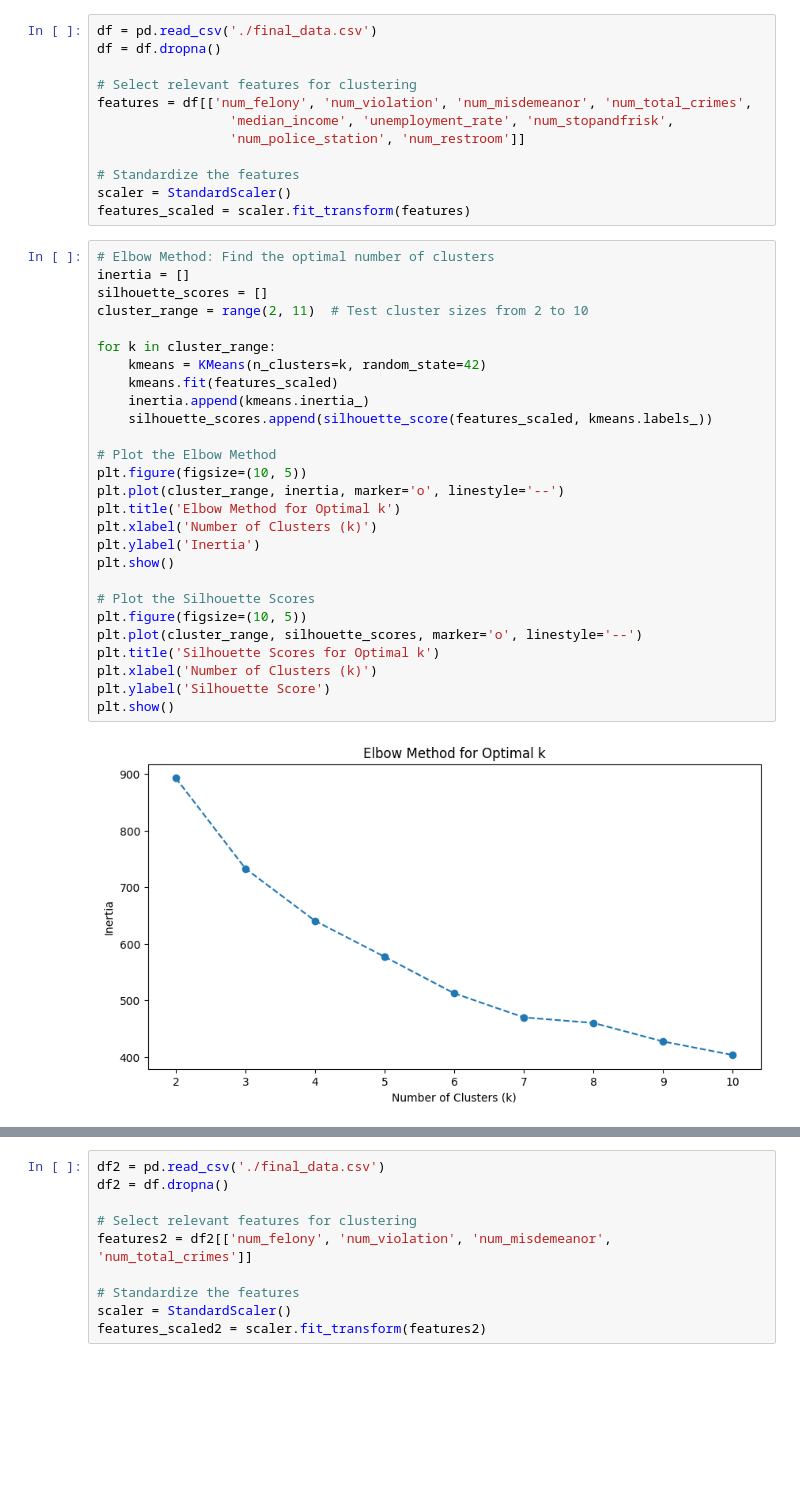
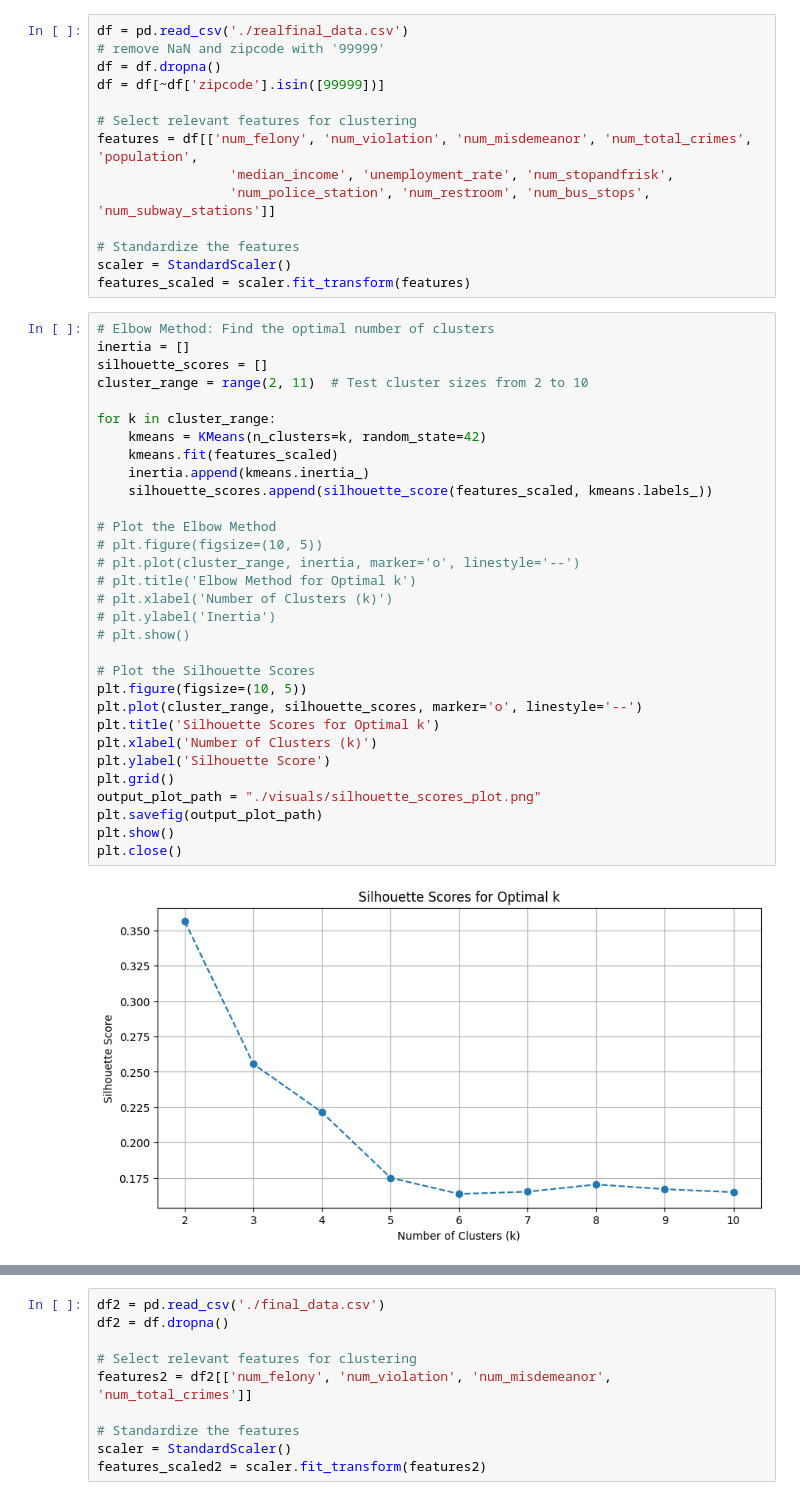
Before and after one commit to johnchoi44/DS340W_Project, a Jupyter notebook: clustering.ipynb, the cells around one changed output, grey strips where cells are left out. Cells and saved outputs as stored; diff of their text form; blank space fills up the shorter version.

```diff
--- a/clustering.ipynb
+++ b/clustering.ipynb
@@ -7,11 +21,13 @@ import matplotlib.pyplot as plt
 # %%
-df = pd.read_csv('./final_data.csv')
+df = pd.read_csv('./realfinal_data.csv')
+# remove NaN and zipcode with '99999'
 df = df.dropna()
+df = df[~df['zipcode'].isin([99999])]
 
 # Select relevant features for clustering
-features = df[['num_felony', 'num_violation', 'num_misdemeanor', 'num_total_crimes',
+features = df[['num_felony', 'num_violation', 'num_misdemeanor', 'num_total_crimes', 'population',
                  'median_income', 'unemployment_rate', 'num_stopandfrisk',
-                 'num_police_station', 'num_restroom']]
+                 'num_police_station', 'num_restroom', 'num_bus_stops', 'num_subway_stations']]
 
 # Standardize the features
 scaler = StandardScaler()
@@ -19,29 +35,33 @@ features_scaled = scaler.fit_transform(features)
 # %%
 # Elbow Method: Find the optimal number of clusters
 inertia = []
 silhouette_scores = []
 cluster_range = range(2, 11)  # Test cluster sizes from 2 to 10
 
 for k in cluster_range:
     kmeans = KMeans(n_clusters=k, random_state=42)
     kmeans.fit(features_scaled)
     inertia.append(kmeans.inertia_)
     silhouette_scores.append(silhouette_score(features_scaled, kmeans.labels_))
 
 # Plot the Elbow Method
-plt.figure(figsize=(10, 5))
-plt.plot(cluster_range, inertia, marker='o', linestyle='--')
-plt.title('Elbow Method for Optimal k')
-plt.xlabel('Number of Clusters (k)')
-plt.ylabel('Inertia')
-plt.show()
+# plt.figure(figsize=(10, 5))
+# plt.plot(cluster_range, inertia, marker='o', linestyle='--')
+# plt.title('Elbow Method for Optimal k')
+# plt.xlabel('Number of Clusters (k)')
+# plt.ylabel('Inertia')
+# plt.show()
 
 # Plot the Silhouette Scores
 plt.figure(figsize=(10, 5))
 plt.plot(cluster_range, silhouette_scores, marker='o', linestyle='--')
 plt.title('Silhouette Scores for Optimal k')
 plt.xlabel('Number of Clusters (k)')
 plt.ylabel('Silhouette Score')
+plt.grid()
+output_plot_path = "./visuals/silhouette_scores_plot.png"
+plt.savefig(output_plot_path)
 plt.show()
+plt.close()
 # %% [output]
-[figure, old version]
+[figure, new version]
```
Also changed, not shown: parts of 5 cells of this notebook, 8 other files.
